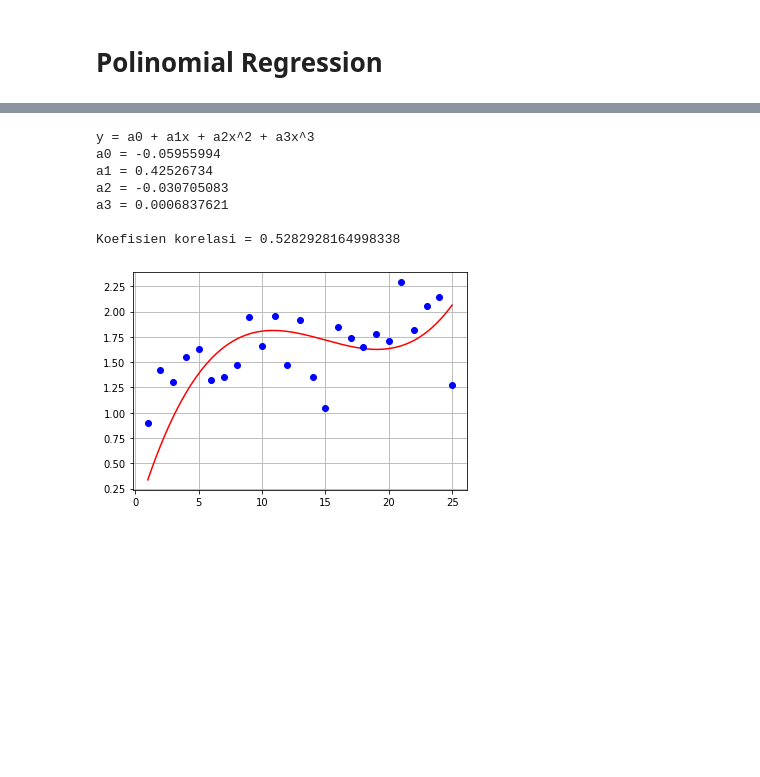
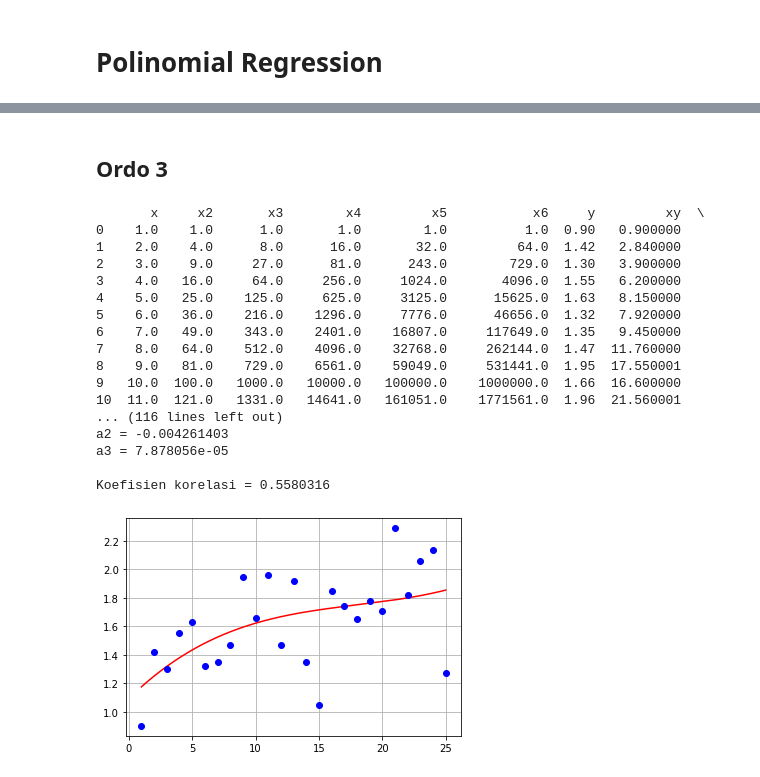
Before and after one commit to lutfiandri/numerical-methods-notebook, a Jupyter notebook: 03 - Regression.ipynb, the cells around one changed output, grey strips where cells are left out. Drawn from its saved outputs; the diff is of its cells as text; code cells hidden in the pictures; blank space fills up the shorter version.

```diff
--- a/03 - Regression.ipynb
+++ b/03 - Regression.ipynb
@@ -248,11 +353,13 @@ def GaussJordan(A, B, printStep=False):
+# %% [markdown]
+## Ordo 3
 # %%
-def LeastSquareErrorPoli3(x, y, a0, a1, a2, a3):
+def CorrelationCoefPoli3(x, y, a0, a1, a2, a3):
     # x y adalah data awal
     ya = a0 + a1*x + a2*(x**2) + a3*(x**3)
 
     D = np.sum((y - ya)**2)
-    Dt = np.sum((y - np.average(y)**2))
-    r = ((Dt-D)/Dt)**(0.5)
+    Dt = np.sum((y - np.average(y))**2)
+    r = np.sqrt(((Dt-D)/Dt))
 
     return r
 # %%
@@ -277,44 +384,70 @@ Y = np.array([0.90, 1.42, 1.30, 1.55, 1.63, 1.32, 1.35,
               1.82, 2.06, 2.14, 1.27], dtype="float32")
 
 # orde 3
-n = 3
+n = X.size
 
 x = np.sum(X)
 y = np.sum(Y)
 xy = np.sum(X*Y)
 x2y = np.sum((X**2)*Y)
 x3y = np.sum((X**3)*Y)
 x2 = np.sum(X**2)
 x3 = np.sum(X**3)
 x4 = np.sum(X**4)
 x5 = np.sum(X**5)
 x6 = np.sum(X**6)
 
+table = pd.DataFrame({
+    'x': X,
+    'x2': X**2,
+    'x3': X**3,
+    'x4': X**4,
+    'x5': X**5,
+    'x6': X**6,
+    'y': Y,
+    'xy': X*Y,
+    'x2y': (X**2)*Y,
+    'x3y': (X**3)*Y
+})
+
+print(table, '\n')
+print(n, x, x2, x3, x4, x5, x6, y, xy, x2y, x3y, '\n', sep=" | ")
+
 
 A = np.array([[n, x, x2, x3],
               [x, x2, x3, x4],
               [x2, x3, x4, x5],
               [x3, x4, x5, x6]], dtype="float32")
 
-B = np.array([y, xy, x2y, x3y])
+B = np.array([y, xy, x2y, x3y], dtype="float32")
 
-resultMatrix = GaussJordan(A, B)
+resultMatrix = GaussJordan(A, B, printStep=True)
 result = resultMatrix[:, -1]
 a0, a1, a2, a3 = result
-print("y = a0 + a1x + a2x^2 + a3x^3")
+print("\ny = a0 + a1x + a2x^2 + a3x^3")
 print("a0 =", a0)
 print("a1 =", a1)
 print("a2 =", a2)
 print("a3 =", a3)
-print("\nKoefisien korelasi =", CorrelationCoef(X, Y))
+print("\nKoefisien korelasi =", CorrelationCoefPoli3(X, Y, a0, a1, a2, a3))
 
 ShowGraphPoli3(X, Y, a0, a1, a2, a3)
 # %% [output]
-y = a0 + a1x + a2x^2 + a3x^3
-a0 = -0.05955994
-a1 = 0.42526734
-a2 = -0.030705083
-a3 = 0.0006837621
+       x     x2       x3        x4         x5           x6     y         xy  \
+0    1.0    1.0      1.0       1.0        1.0          1.0  0.90   0.900000
+1    2.0    4.0      8.0      16.0       32.0         64.0  1.42   2.840000
+2    3.0    9.0     27.0      81.0      243.0        729.0  1.30   3.900000
+3    4.0   16.0     64.0     256.0     1024.0       4096.0  1.55   6.200000
+4    5.0   25.0    125.0     625.0     3125.0      15625.0  1.63   8.150000
+5    6.0   36.0    216.0    1296.0     7776.0      46656.0  1.32   7.920000
+6    7.0   49.0    343.0    2401.0    16807.0     117649.0  1.35   9.450000
+7    8.0   64.0    512.0    4096.0    32768.0     262144.0  1.47  11.760000
+8    9.0   81.0    729.0    6561.0    59049.0     531441.0  1.95  17.550001
+9   10.0  100.0   1000.0   10000.0   100000.0    1000000.0  1.66  16.600000
+10  11.0  121.0   1331.0   14641.0   161051.0    1771561.0  1.96  21.560001
+... (116 lines left out)
+a2 = -0.004261403
+a3 = 7.878056e-05
 
-Koefisien korelasi = 0.5282928164998338
+Koefisien korelasi = 0.5580316
-[figure, old version]
+[figure, new version]
```
Also changed, not shown: parts of 6 cells of this notebook.
